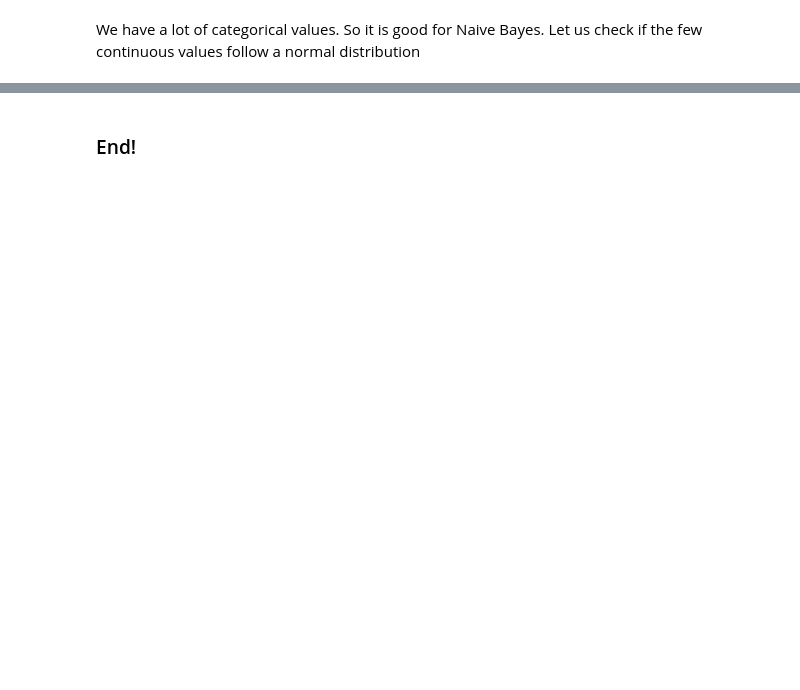
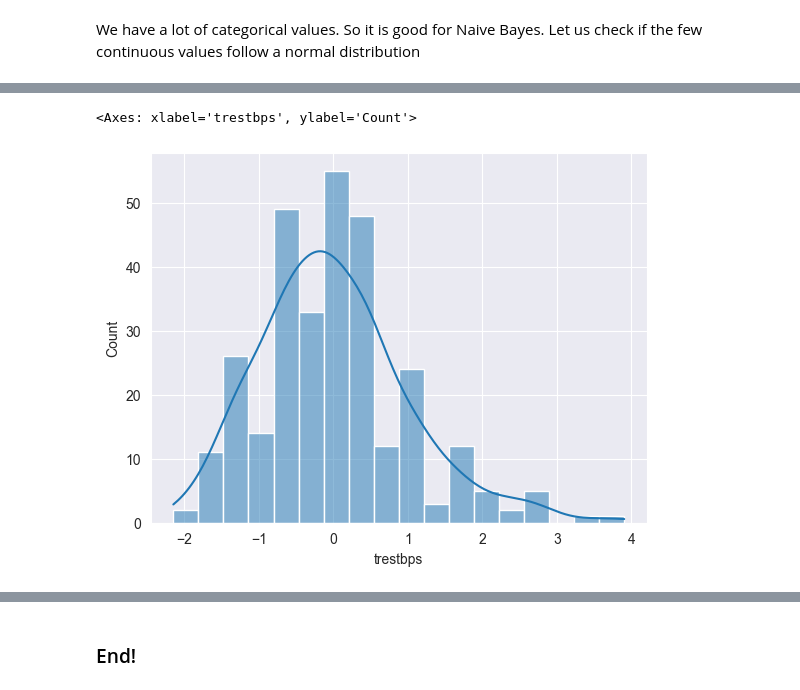
Before and after one commit to Yashicasaun/Data-Science---Projects, a Jupyter notebook: Data Science Projects/Heart Attack Prediction/Heart_attack_possibility.ipynb, the cells around one changed output, grey strips where cells are left out. Drawn from its saved outputs; the diff is of its cells as text; code cells hidden in the pictures; blank space fills up the shorter version.

```diff
--- a/Data Science Projects/Heart Attack Prediction/Heart_attack_possibility.ipynb
+++ b/Data Science Projects/Heart Attack Prediction/Heart_attack_possibility.ipynb
@@ -193,3 +331,6 @@ sns.histplot(data=heart,x="age",kde=True)
 # %%
-sns.histplot(data=heart,x="trestbps",kde=True)
+sns.histplot(data=heart_scaled,x="trestbps",kde=True)
+# %% [output]
+<Axes: xlabel='trestbps', ylabel='Count'>
+[figure, added]
 # %%
```
Also changed, not shown: parts of 58 cells of this notebook.
